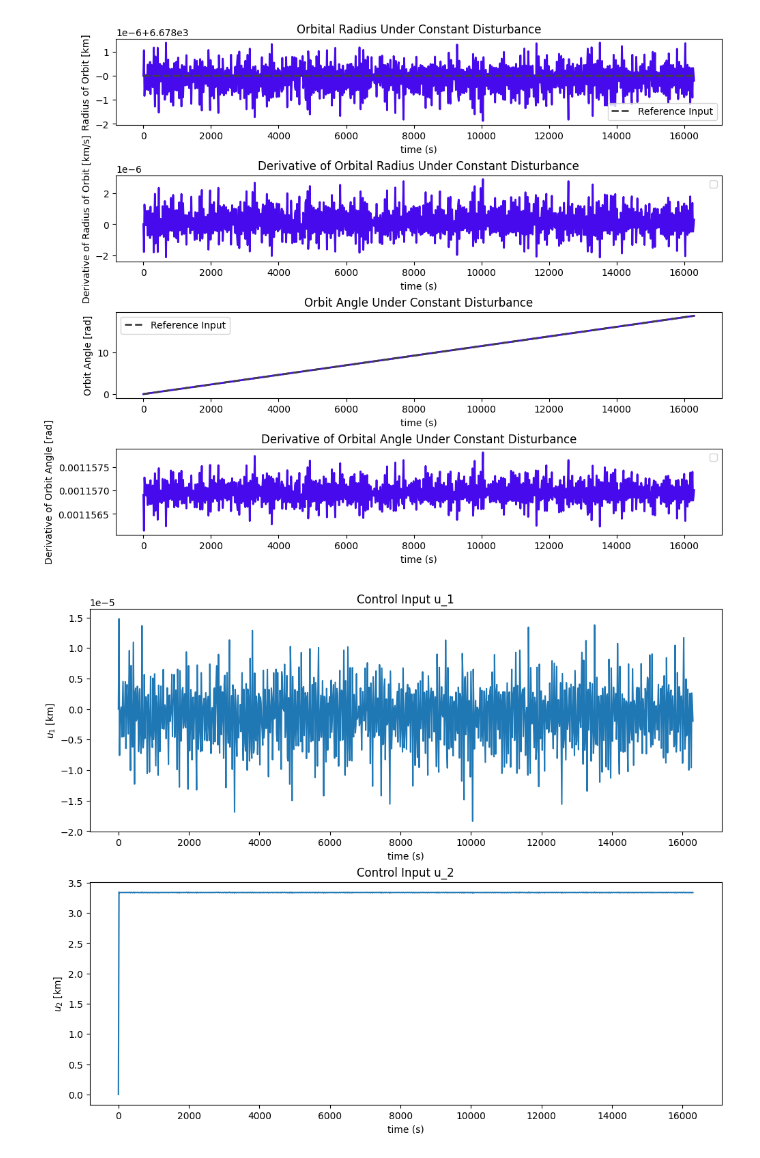
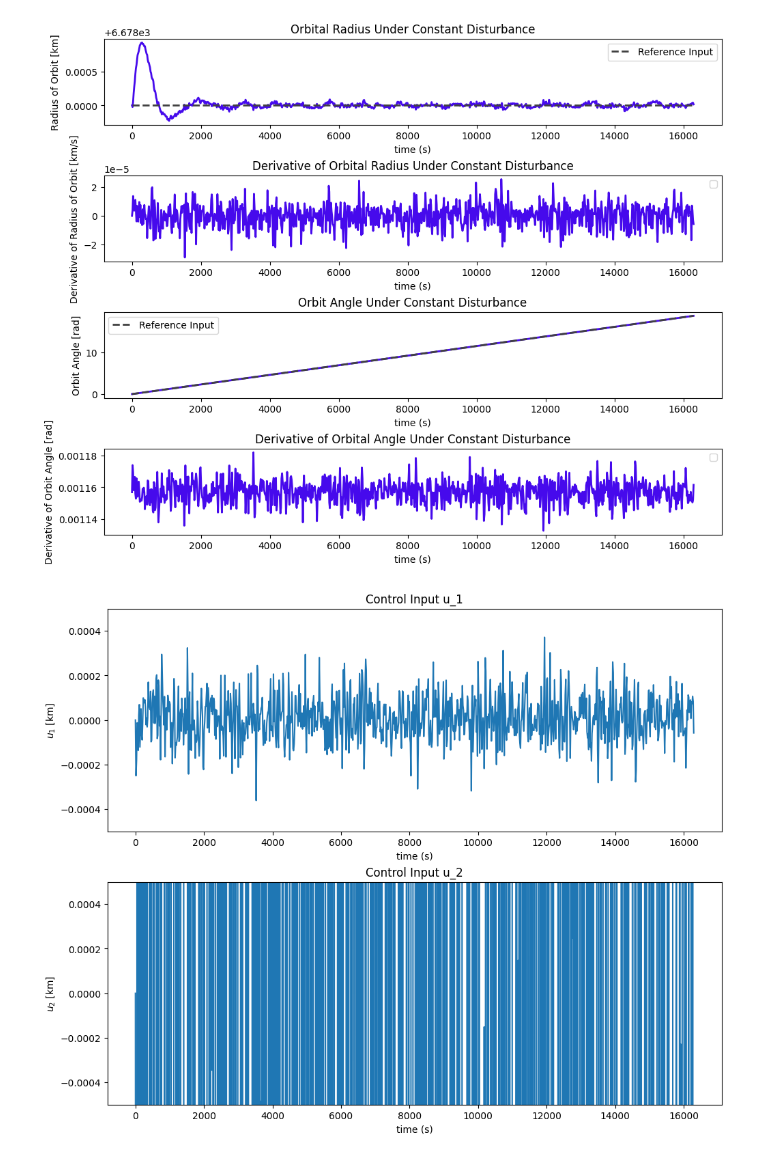
Before and after one commit to Graham-Dobbie/ASEN_5014_Project, a Jupyter notebook: lin_control.ipynb, the cells around one changed output. Saved outputs shown, nothing was run; the diff lists cells and outputs as text; code cells hidden in the pictures.

```diff
--- a/lin_control.ipynb
+++ b/lin_control.ipynb
@@ -44,14 +54,12 @@ omega_des = np.sqrt(mu/(r0**3))
 
 # Define reference input
 
-ref = np.vstack((np.zeros(len(tvec)), [omega_des] * tvec))
+ref = np.vstack((np.zeros(len(tvec)), [0] * len(tvec)))
 #ref = np.zeros(len(tvec))
 
 # Define a disturbance profile
-d = np.zeros([2,len(tvec)])
-
-# For now, random constant disturbance
-d[1,:] = -0.0001
+d = -1e-4*np.ones([2,len(tvec)])
 
 
-G = np.array([[0,0],[1,0],[0,0],[0,1]])
+
+G = np.array([[0,0],[1,0],[0,0],[0,1/r0]])
@@ -148,7 +183,7 @@ System is reachable
 def contr_func(X, K):
     return -K@X
 
-def sim_func(t,X, U, mu, R = None,r_ddot_dist = 0,theta_ddot_dist = 0):
+def sim_func(t,X, U, mu, R = None,dist = 0):
     r = X[0]
     r_dot = X[1]
     theta = X[2]
@@ -164,27 +199,27 @@ def sim_func(t,X, U, mu, R = None,r_ddot_dist = 0,theta_ddot_dist = 0):
 
     u1 = Ulin[0]
     u2 = Ulin[1]
-    #u2 = 0
-
 
 
     X_dot[0] = r_dot
-    X_dot[1] = r*theta_dot**2 - mu/(r**2) + u1 + r_ddot_dist
+    X_dot[1] = r*theta_dot**2 - mu/(r**2) + u1 + dist
     X_dot[2] = theta_dot
-    X_dot[3] = -2*theta_dot*r_dot/r + u2/r + theta_ddot_dist
+    X_dot[3] = -2*theta_dot*r_dot/r + u2/r + dist/r
     X_dot[4] = -e[0]
     X_dot[5] = -e[2]
+
 
     return X_dot
 
 def prop_orbit_controller(X0, tspan, Ufxn,mu, K, num_eval = 1000):
-    int_func = lambda t, X: sim_func(t,X, Ufxn,  mu, K,theta_ddot_dist=-0.0005)
+    int_func = lambda t, X: sim_func(t,X, Ufxn,  mu, K,dist=-0.1e-4)
     teval = np.linspace(tspan[0], tspan[1], num_eval)
     sol = sci.integrate.solve_ivp(int_func, tspan, X0, t_eval= teval)
 
     return [sol.y, sol.t]
-
-X0 = np.array([r0,0,0,omega_des,0,0]).T
+X_diff = np.array([0,0,0,0,0,0])
+X_ideal = np.array([r0,0,0,omega_des,0,0])
+X0 = X_ideal + X_diff
 tspan = [0, 3*T]
 
 X, t = prop_orbit_controller(X0 = X0, tspan = tspan,Ufxn = contr_func,mu =mu,K = Ka)
@@ -192,7 +227,7 @@ X, t = prop_orbit_controller(X0 = X0, tspan = tspan,Ufxn = contr_func,mu =mu,K =
 
 fig, ax = plt.subplots(4,1, figsize=(10, 8), constrained_layout=True)
 ax[0].plot(t,X[0,:],color="#460aec",linewidth=2)
-ax[0].plot(thist, [r0] * len(thist),color="#414141",linewidth=2,linestyle='--',label='Reference Input')
+ax[0].plot(t, [r0] * len(t),color="#414141",linewidth=2,linestyle='--',label='Reference Input')
 ax[0].set_xlabel("time (s)")
 ax[0].set_ylabel('Radius of Orbit [km]')
 ax[0].set_title('Orbital Radius Under Constant Disturbance')
@@ -205,7 +240,7 @@ ax[1].set_title('Derivative of Orbital Radius Under Constant Disturbance')
 ax[1].legend()
 
 ax[2].plot(t,X[2,:],color="#460aec",linewidth=2)
-ax[2].plot(thist, [omega_des] * thist,color="#414141",linewidth=2,linestyle='--',label='Reference Input')
+ax[2].plot(t, [omega_des] * t,color="#414141",linewidth=2,linestyle='--',label='Reference Input')
 ax[2].set_xlabel("time (s)")
 ax[2].set_ylabel('Orbit Angle [rad]')
 ax[2].set_title('Orbit Angle Under Constant Disturbance')
@@ -215,35 +250,37 @@ ax[3].plot(t,X[3,:],color="#460aec",linewidth=2)
 ax[3].set_xlabel("time (s)")
 ax[3].set_ylabel('Derivative of Orbit Angle [rad]')
 ax[3].set_title('Derivative of Orbital Angle Under Constant Disturbance')
 ax[3].legend()
 
 U = np.zeros([2,len(t)])
 
 
 for i in range(len(t)):
     X_nom = np.array([r0,0,omega_des*t[i],omega_des,0,0]).T
     temp =  contr_func(X[:,i]-X_nom,Ka)
     np.reshape(temp,[1,2])
     U[0,i] = temp[0]
     U[1,i] = temp[1]
 
 
 fig, ax = plt.subplots(2,1, figsize=(10, 8), constrained_layout=True)
 ax[0].plot(t,U[0,:])
 ax[0].set_xlabel("time (s)")
 ax[0].set_ylabel(r'$u_1$ [km]')
 ax[0].set_title(r'Control Input u_1')
+ax[0].set_ylim([-0.0005,0.0005])
 
 ax[1].plot(t,U[1,:])
 ax[1].set_xlabel("time (s)")
 ax[1].set_ylabel(r'$u_2$ [km]')
 ax[1].set_title(r'Control Input u_2')
+ax[1].set_ylim([-0.0005,0.0005])
 
 plot_XY(X)
 # %% [output]
 [figure]
-[figure, old version]
+[figure, new version]
-[figure, old version]
+[figure, new version]
 [figure]
 # %%
 ## Solve ricatti equation for LQR demo
```
Also changed, not shown: parts of 5 cells of this notebook, 1 other file.
